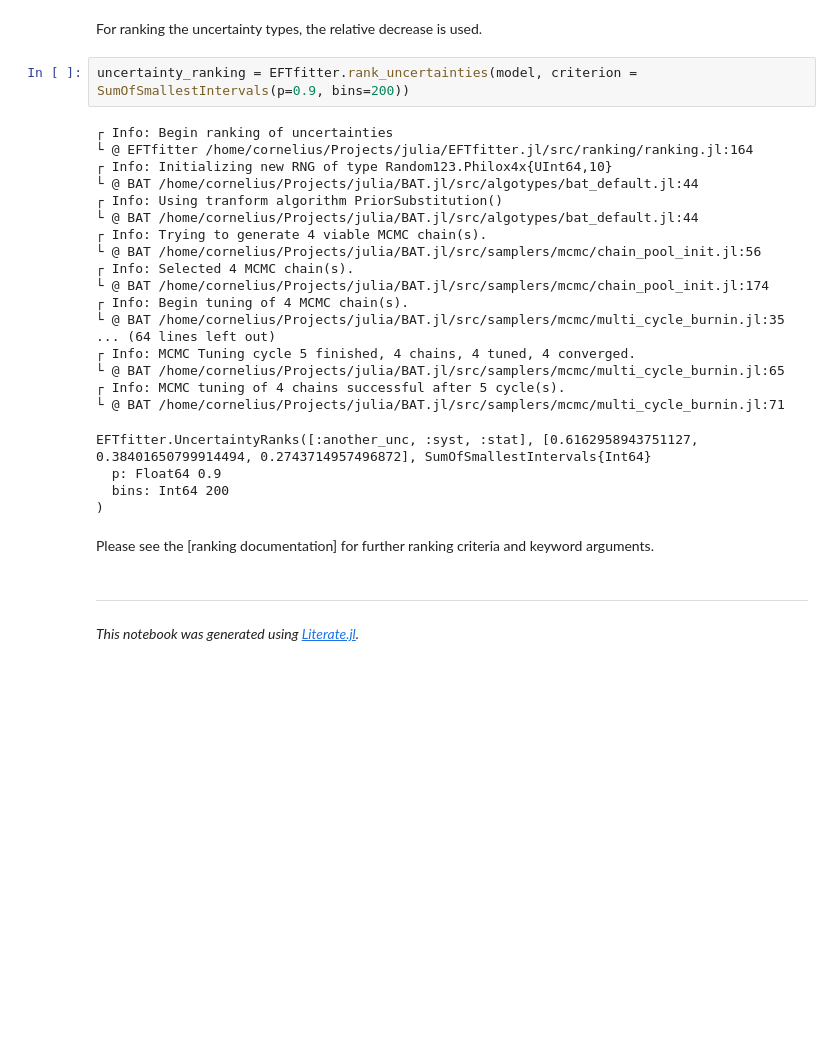
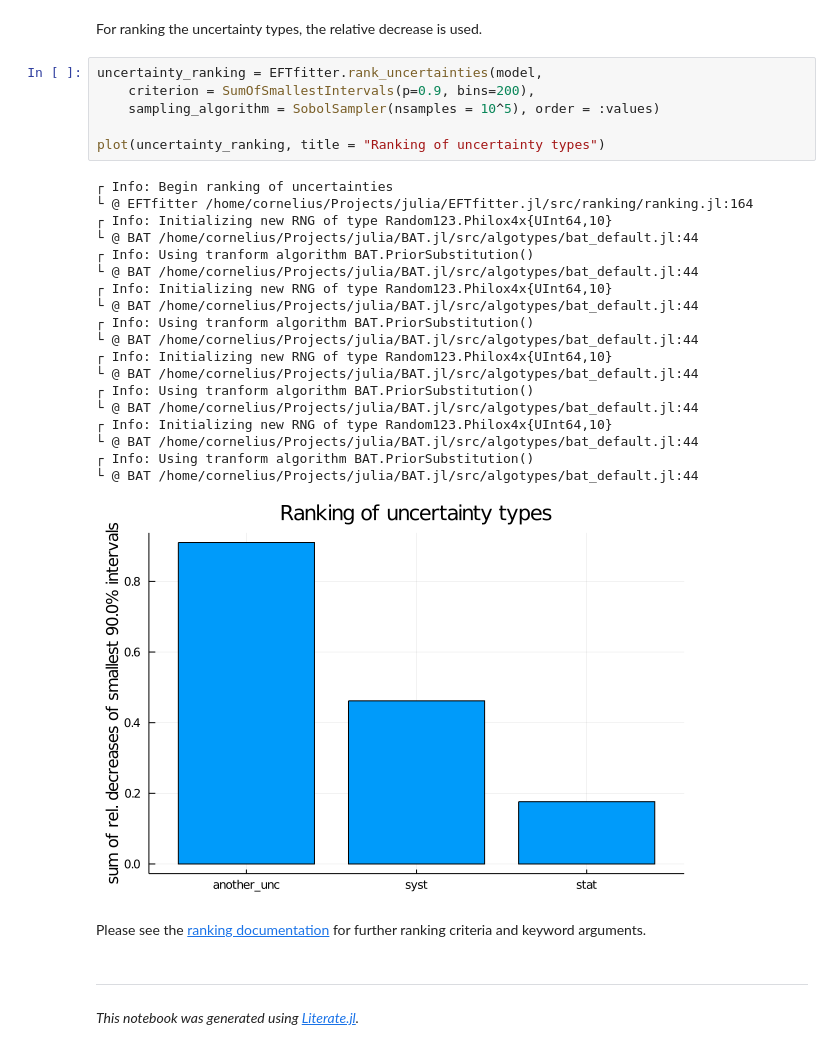
Before and after one commit to tudo-physik-e4/EFTfitter.jl, a Jupyter notebook: examples/notebooks/AdvancedTutorial.ipynb, the cells around one changed output. Saved outputs shown, nothing was run; the diff lists cells and outputs as text; blank space fills up the shorter version.

```diff
--- a/examples/notebooks/AdvancedTutorial.ipynb
+++ b/examples/notebooks/AdvancedTutorial.ipynb
@@ -252,31 +262,33 @@ EFTfitter.MeasurementRanks([:Meas1, :MeasDist_bin1, :Meas2, :MeasDist_bin3], [2.
 # %% [markdown]
 For ranking the uncertainty types, the relative decrease is used.
 # %%
-uncertainty_ranking = EFTfitter.rank_uncertainties(model, criterion = SumOfSmallestIntervals(p=0.9, bins=200))
+uncertainty_ranking = EFTfitter.rank_uncertainties(model,
+    criterion = SumOfSmallestIntervals(p=0.9, bins=200),
+    sampling_algorithm = SobolSampler(nsamples = 10^5), order = :values)
+
+plot(uncertainty_ranking, title = "Ranking of uncertainty types")
 # %% [output]
 ┌ Info: Begin ranking of uncertainties
 └ @ EFTfitter /home/cornelius/Projects/julia/EFTfitter.jl/src/ranking/ranking.jl:164
 ┌ Info: Initializing new RNG of type Random123.Philox4x{UInt64,10}
 └ @ BAT /home/cornelius/Projects/julia/BAT.jl/src/algotypes/bat_default.jl:44
-┌ Info: Using tranform algorithm PriorSubstitution()
+┌ Info: Using tranform algorithm BAT.PriorSubstitution()
 └ @ BAT /home/cornelius/Projects/julia/BAT.jl/src/algotypes/bat_default.jl:44
-┌ Info: Trying to generate 4 viable MCMC chain(s).
-└ @ BAT /home/cornelius/Projects/julia/BAT.jl/src/samplers/mcmc/chain_pool_init.jl:56
-┌ Info: Selected 4 MCMC chain(s).
-└ @ BAT /home/cornelius/Projects/julia/BAT.jl/src/samplers/mcmc/chain_pool_init.jl:174
-┌ Info: Begin tuning of 4 MCMC chain(s).
-└ @ BAT /home/cornelius/Projects/julia/BAT.jl/src/samplers/mcmc/multi_cycle_burnin.jl:35
-... (64 lines left out)
-┌ Info: MCMC Tuning cycle 5 finished, 4 chains, 4 tuned, 4 converged.
-└ @ BAT /home/cornelius/Projects/julia/BAT.jl/src/samplers/mcmc/multi_cycle_burnin.jl:65
-┌ Info: MCMC tuning of 4 chains successful after 5 cycle(s).
-└ @ BAT /home/cornelius/Projects/julia/BAT.jl/src/samplers/mcmc/multi_cycle_burnin.jl:71
+┌ Info: Initializing new RNG of type Random123.Philox4x{UInt64,10}
+└ @ BAT /home/cornelius/Projects/julia/BAT.jl/src/algotypes/bat_default.jl:44
+┌ Info: Using tranform algorithm BAT.PriorSubstitution()
+└ @ BAT /home/cornelius/Projects/julia/BAT.jl/src/algotypes/bat_default.jl:44
+┌ Info: Initializing new RNG of type Random123.Philox4x{UInt64,10}
+└ @ BAT /home/cornelius/Projects/julia/BAT.jl/src/algotypes/bat_default.jl:44
+┌ Info: Using tranform algorithm BAT.PriorSubstitution()
+└ @ BAT /home/cornelius/Projects/julia/BAT.jl/src/algotypes/bat_default.jl:44
+┌ Info: Initializing new RNG of type Random123.Philox4x{UInt64,10}
+└ @ BAT /home/cornelius/Projects/julia/BAT.jl/src/algotypes/bat_default.jl:44
+┌ Info: Using tranform algorithm BAT.PriorSubstitution()
+└ @ BAT /home/cornelius/Projects/julia/BAT.jl/src/algotypes/bat_default.jl:44
-EFTfitter.UncertaintyRanks([:another_unc, :syst, :stat], [0.6162958943751127, 0.38401650799914494, 0.2743714957496872], SumOfSmallestIntervals{Int64}
-  p: Float64 0.9
-  bins: Int64 200
-)
+[figure, added]
 # %% [markdown]
-Please see the [ranking documentation] for further ranking criteria and keyword arguments.
+Please see the [ranking documentation](https://tudo-physik-e4.github.io/EFTfitter.jl/dev/api/#EFTfitter.rank_measurements) for further ranking criteria and keyword arguments.
 # %% [markdown]
 ---
 
```
Also changed, not shown: parts of 11 cells of this notebook, 16 other files.
